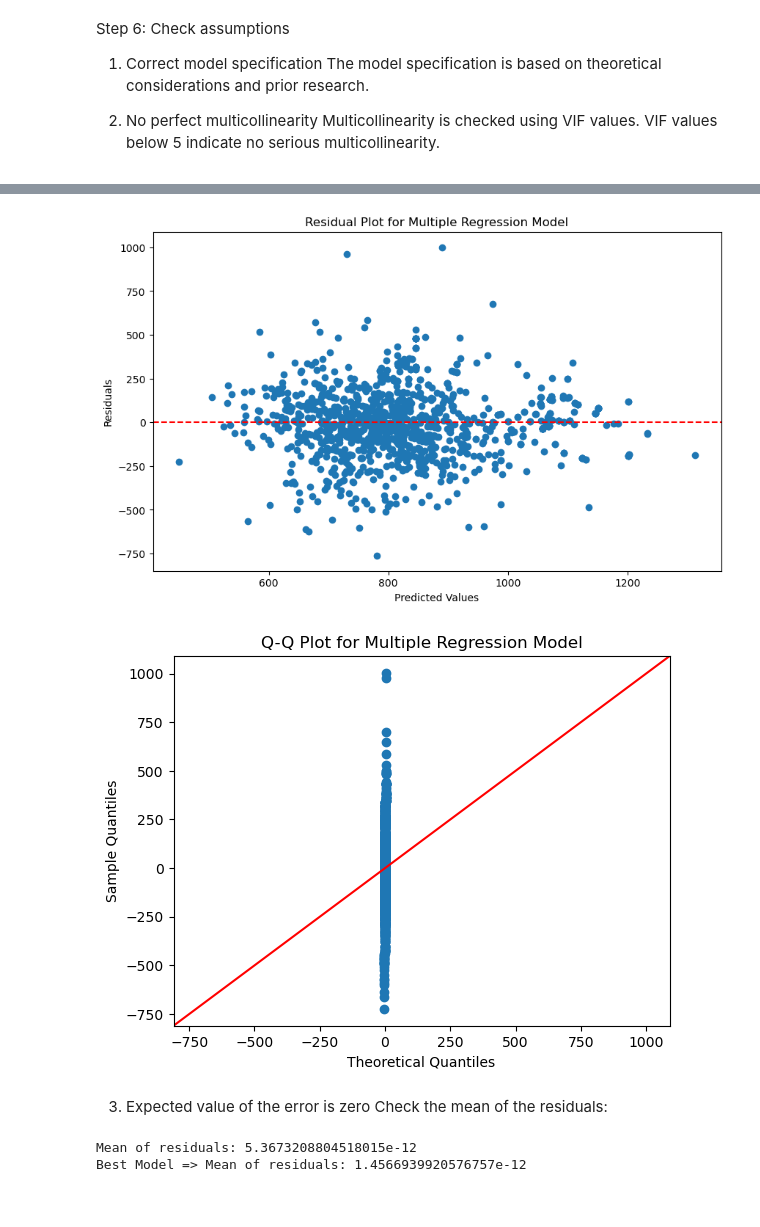
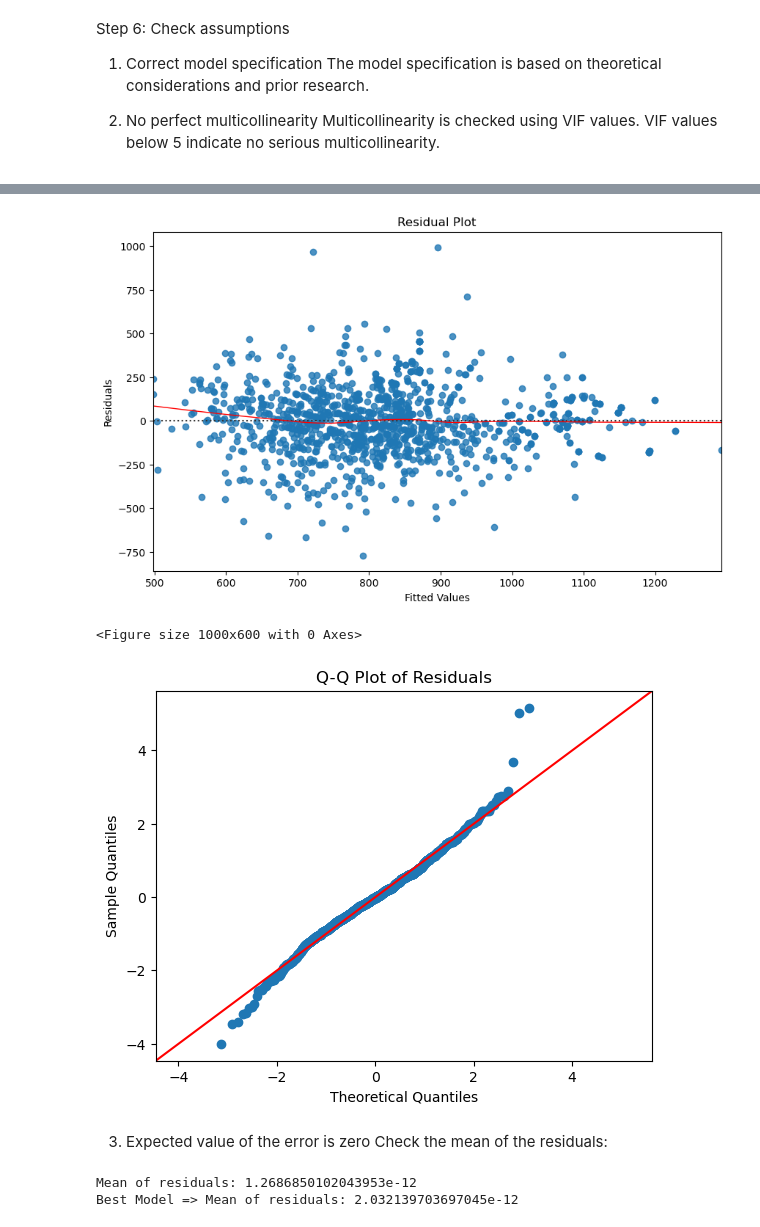
Before and after one commit to iwh-halle/fdap-2024-GeroWeinkauf, a Jupyter notebook: casestudy/student_housing/regression_analysis.ipynb, the cells around one changed output, grey strips where cells are left out. Drawn from its saved outputs; the diff is of its cells as text; code cells hidden in the pictures.

```diff
--- a/casestudy/student_housing/regression_analysis.ipynb
+++ b/casestudy/student_housing/regression_analysis.ipynb
@@ -14,13 +14,10 @@ from scipy.stats import shapiro
 import itertools
 # %%
 
-file_path = 'wggesucht_scraped_24_05_cleaned.csv'
+file_path = 'wggesucht_cleaned.csv'
 data = pd.read_csv(file_path)
 
 # Display the first few rows of the dataset
 display(data.head())
 print(data.shape)
-# Check for missing values
-missing_values = data.isnull().sum()
-print("Missing Values:\n", missing_values)
 # %% [output]
@@ -298,22 +300,24 @@ plt.show()
 # %%
 # Residual plot for the multiple regression model
-best_predictions = best_model.predict(X_Best)
-
+fitted_values = best_model.fittedvalues
 plt.figure(figsize=(10, 6))
-plt.scatter(best_predictions, best_model.resid)
-plt.axhline(y=0, color='r', linestyle='--')
-plt.title('Residual Plot for Multiple Regression Model')
-plt.xlabel('Predicted Values')
+sns.residplot(fitted_values, best_model.resid, lowess=True, line_kws={'color': 'red', 'lw': 1})
+plt.xlabel('Fitted Values')
 plt.ylabel('Residuals')
+plt.title('Residual Plot')
 plt.show()
 
-# Q-Q plot for the multiple regression model
-sm.qqplot(model_multiple.resid, line='45')
-plt.title('Q-Q Plot for Multiple Regression Model')
+# Create the Q-Q plot
+plt.figure(figsize=(10, 6))
+sm.qqplot(best_model.resid, line='45', fit=True)
+plt.title('Q-Q Plot of Residuals')
+plt.xlabel('Theoretical Quantiles')
+plt.ylabel('Sample Quantiles')
 plt.show()
 # %% [output]
-[figure, old version]
+[figure, new version]
+<Figure size 1000x600 with 0 Axes>
-[figure, old version]
+[figure, new version]
 # %% [markdown]
 3. Expected value of the error is zero
 Check the mean of the residuals:
@@ -325,7 +329,7 @@ print("Mean of residuals:", mean_residuals)
 mean_residuals = best_model.resid.mean()
 print("Best Model => Mean of residuals:", mean_residuals)
 # %% [output]
-Mean of residuals: 5.3673208804518015e-12
-Best Model => Mean of residuals: 1.4566939920576757e-12
+Mean of residuals: 1.2686850102043953e-12
+Best Model => Mean of residuals: 2.032139703697045e-12
 # %% [markdown]
 4. Homoscedasticity
```
Also changed, not shown: parts of 30 cells of this notebook, 9 other files.
